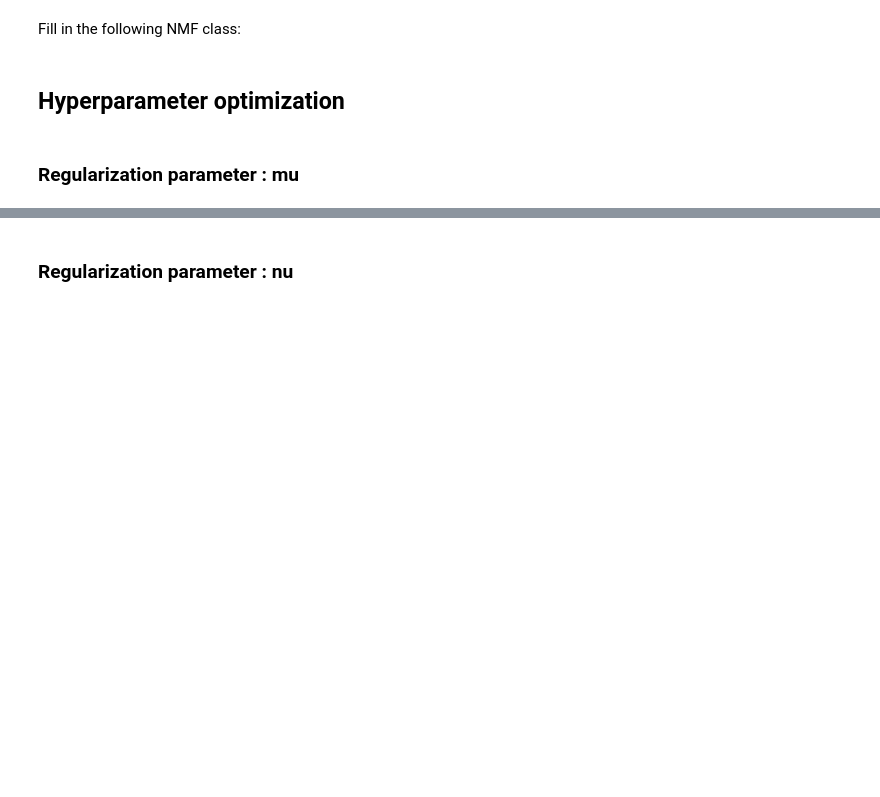
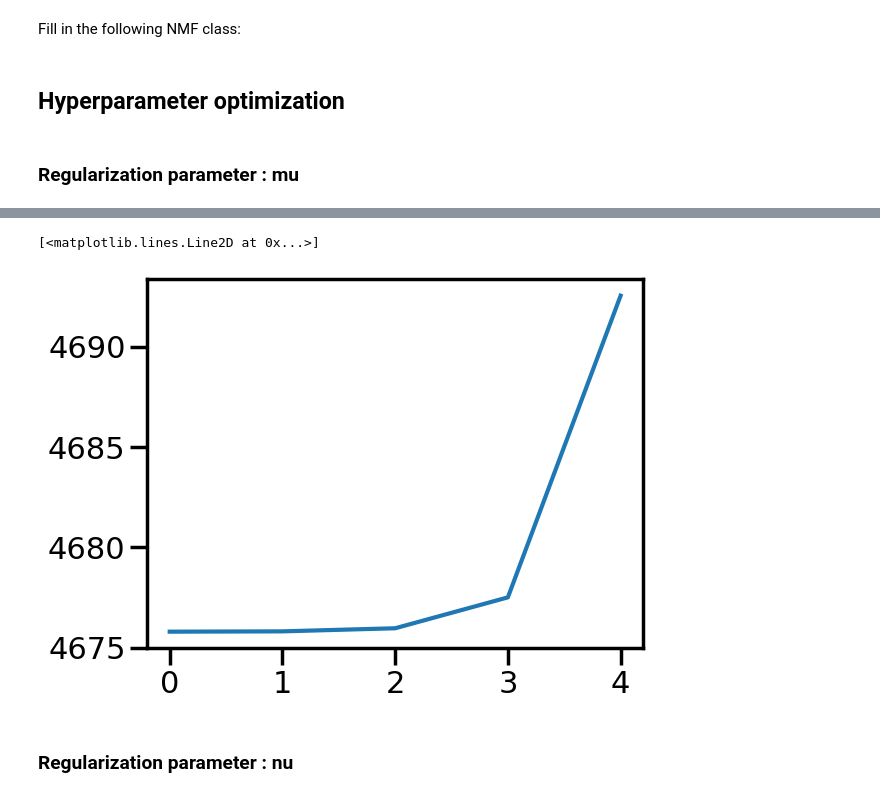
Before and after one commit to amigourou/machine-learning-course, a Jupyter notebook: ML-advanced/TD4/lab4.ipynb, the cells around one changed output, grey strips where cells are left out. Cells and saved outputs as stored; diff of their text form; code cells hidden in the pictures; blank space fills up the shorter version.

```diff
--- a/ML-advanced/TD4/lab4.ipynb
+++ b/ML-advanced/TD4/lab4.ipynb
@@ -125,2 +204,7 @@ class MYNMF():
+# %%
+plt.plot(mu_losses)
+# %% [output]
+[<matplotlib.lines.Line2D at 0x...>]
+[figure, added]
 # %% [markdown]
 ### Regularization parameter : nu
```
Also changed, not shown: parts of 8 cells of this notebook.
